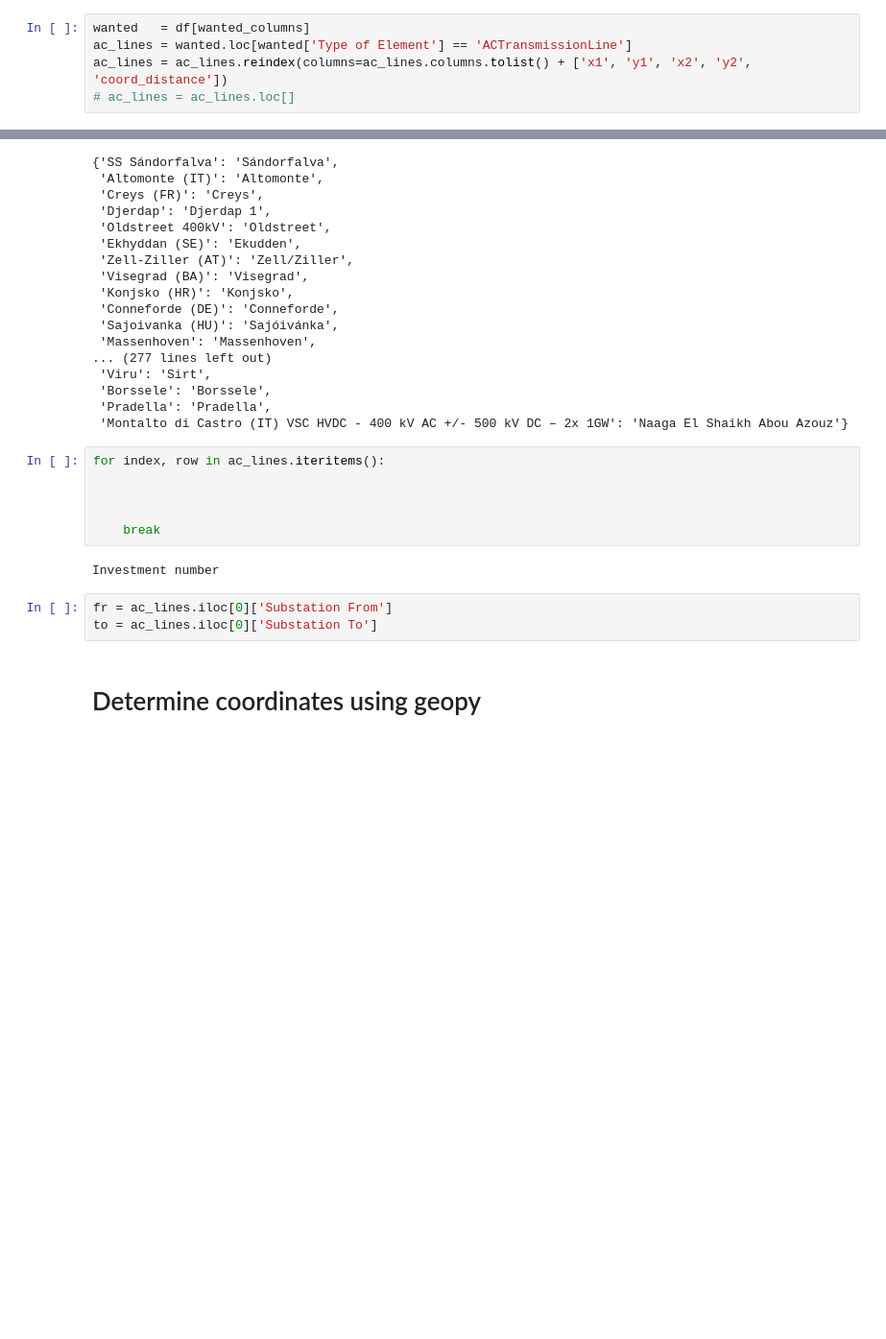
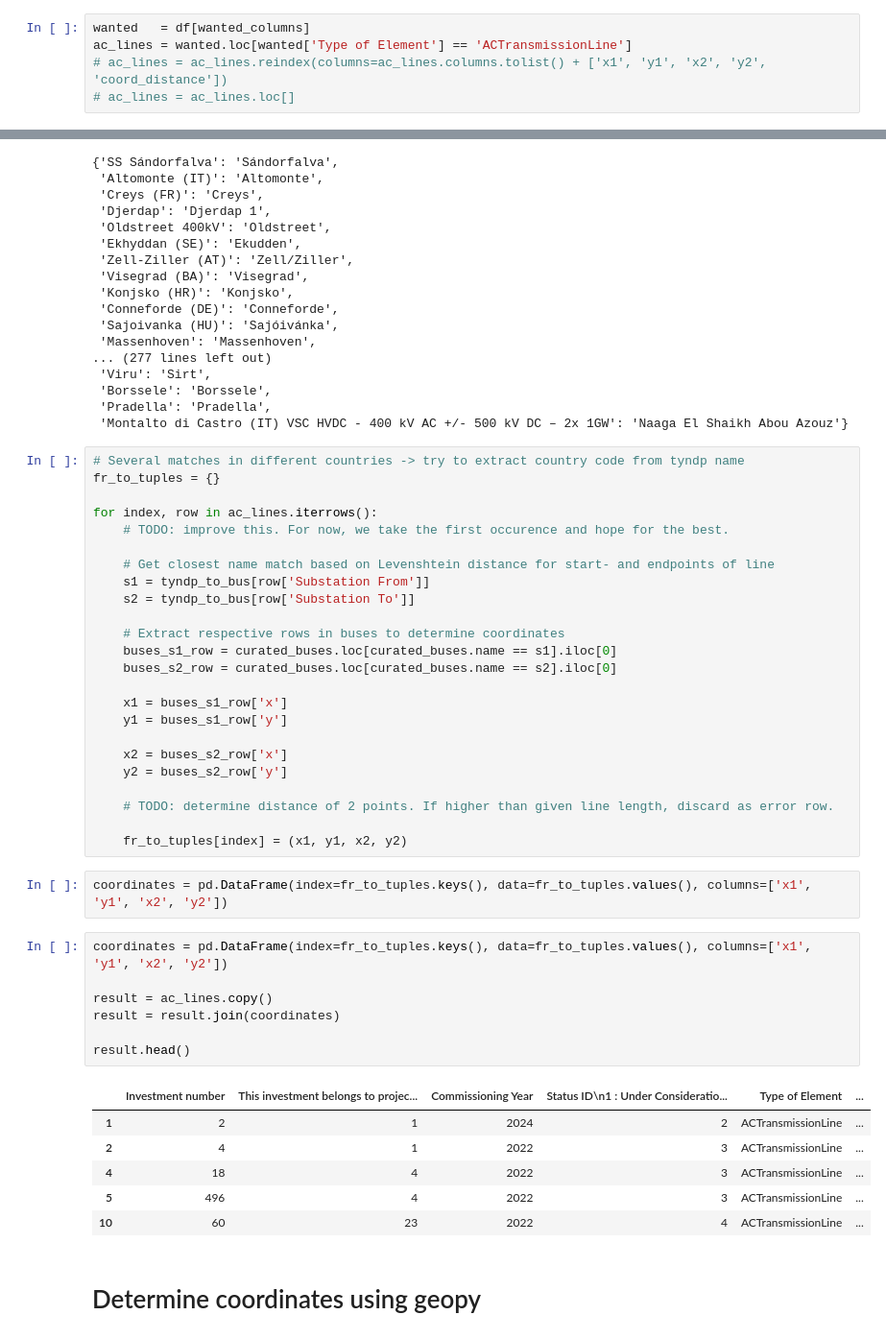
Before and after one commit to grecht/tyndp_to_pypsa, a Jupyter notebook: Experiments.ipynb, the cells around one changed output, grey strips where cells are left out. Shown at 96% size. Cells and saved outputs as stored; diff of their text form; blank space fills up the shorter version.

Commit message:
Successfully determined coordinates based on nearest match from buses

```diff
--- a/Experiments.ipynb
+++ b/Experiments.ipynb
@@ -45,7 +45,7 @@ df[wanted_columns]
 # %%
 wanted   = df[wanted_columns]
 ac_lines = wanted.loc[wanted['Type of Element'] == 'ACTransmissionLine']
-ac_lines = ac_lines.reindex(columns=ac_lines.columns.tolist() + ['x1', 'y1', 'x2', 'y2', 'coord_distance'])
+# ac_lines = ac_lines.reindex(columns=ac_lines.columns.tolist() + ['x1', 'y1', 'x2', 'y2', 'coord_distance'])
 # ac_lines = ac_lines.loc[]
 # %%
 ac_lines.loc[ac_lines['Status ID%'] >= 3]
@@ -215,16 +222,45 @@ tyndp_to_bus
  'Pradella': 'Pradella',
  'Montalto di Castro (IT) VSC HVDC - 400 kV AC +/- 500 kV DC – 2x 1GW': 'Naaga El Shaikh Abou Azouz'}
 # %%
-for index, row in ac_lines.iteritems():
+# Several matches in different countries -> try to extract country code from tyndp name
+fr_to_tuples = {}
 
+for index, row in ac_lines.iterrows():
+    # TODO: improve this. For now, we take the first occurence and hope for the best.
 
+    # Get closest name match based on Levenshtein distance for start- and endpoints of line
+    s1 = tyndp_to_bus[row['Substation From']]
+    s2 = tyndp_to_bus[row['Substation To']]
 
-    break
+    # Extract respective rows in buses to determine coordinates
+    buses_s1_row = curated_buses.loc[curated_buses.name == s1].iloc[0]
+    buses_s2_row = curated_buses.loc[curated_buses.name == s2].iloc[0]
+
+    x1 = buses_s1_row['x']
+    y1 = buses_s1_row['y']
+
+    x2 = buses_s2_row['x']
+    y2 = buses_s2_row['y']
+
+    # TODO: determine distance of 2 points. If higher than given line length, discard as error row.
+
+    fr_to_tuples[index] = (x1, y1, x2, y2)
-# %% [output]
-Investment number
+# %%
+coordinates = pd.DataFrame(index=fr_to_tuples.keys(), data=fr_to_tuples.values(), columns=['x1', 'y1', 'x2', 'y2'])
 # %%
-fr = ac_lines.iloc[0]['Substation From']
-to = ac_lines.iloc[0]['Substation To']
+coordinates = pd.DataFrame(index=fr_to_tuples.keys(), data=fr_to_tuples.values(), columns=['x1', 'y1', 'x2', 'y2'])
+
+result = ac_lines.copy()
+result = result.join(coordinates)
+
+result.head()
+# %% [output]
+|  | Investment number | This investment belongs to projec... | Commissioning Year | Status ID\n1 : Under Consideratio... | Type of Element | ... |
+| 1 | 2 | 1 | 2024 | 2 | ACTransmissionLine | ... |
+| 2 | 4 | 1 | 2022 | 3 | ACTransmissionLine | ... |
+| 4 | 18 | 4 | 2022 | 3 | ACTransmissionLine | ... |
+| 5 | 496 | 4 | 2022 | 3 | ACTransmissionLine | ... |
+| 10 | 60 | 23 | 2022 | 4 | ACTransmissionLine | ... |
 # %% [markdown]
 # Determine coordinates using geopy
 # %%
```
Also changed, not shown: parts of 12 cells of this notebook.
